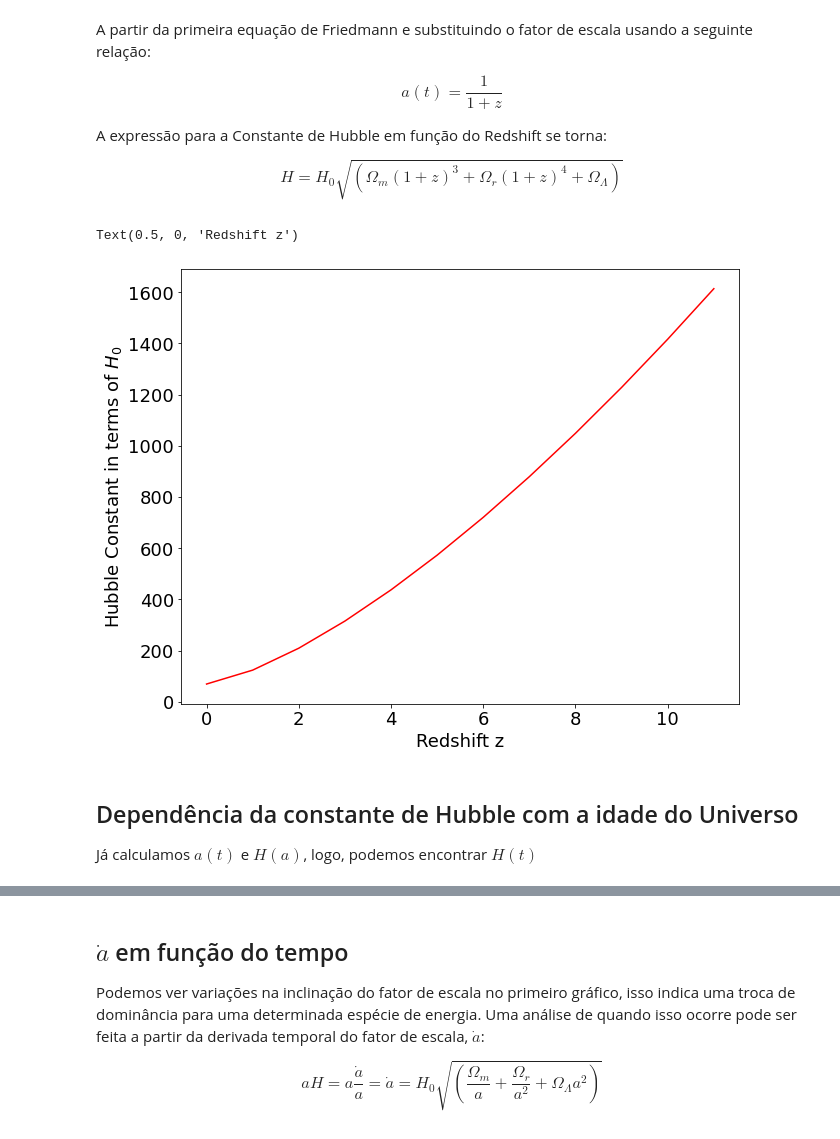
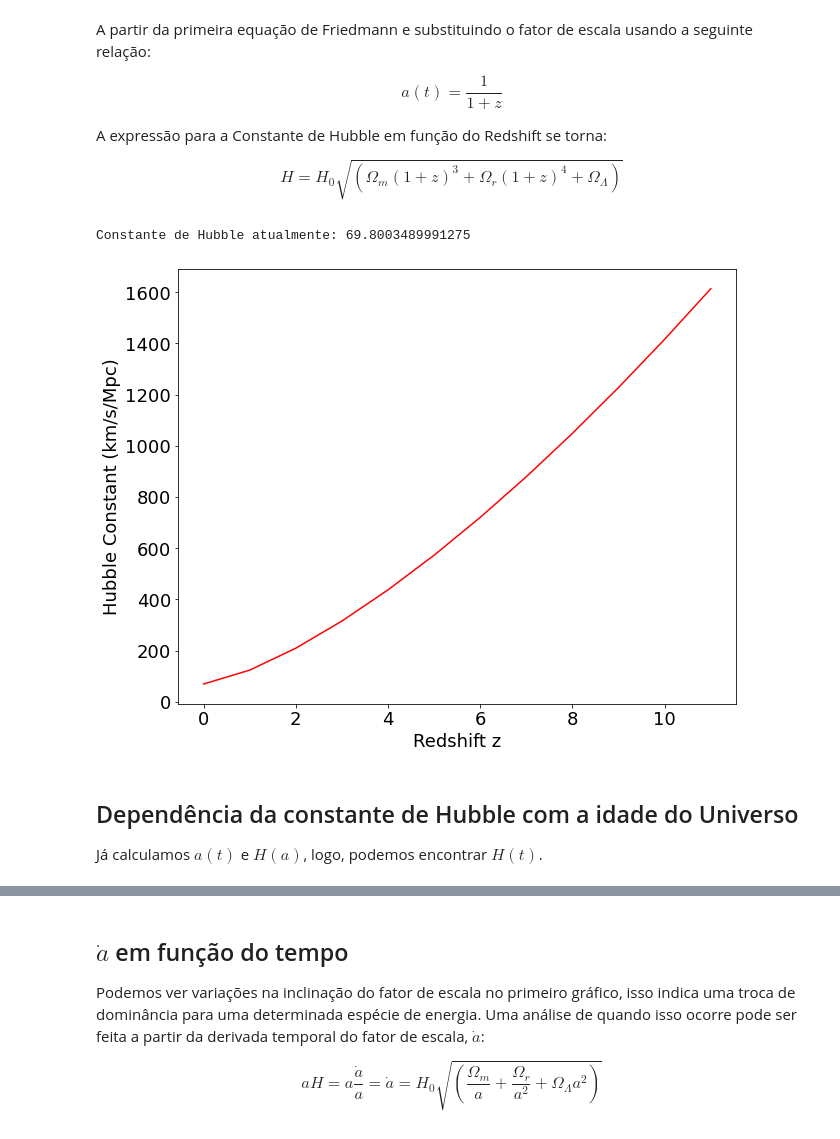
Before and after one commit to Corbanez97/Angular-correlation-CMB, a Jupyter notebook: UFE.ipynb, the cells around one changed output, grey strips where cells are left out. Drawn from its saved outputs; the diff is of its cells as text; code cells hidden in the pictures.

```diff
--- a/UFE.ipynb
+++ b/UFE.ipynb
@@ -117,25 +125,27 @@ $$ H = H_0 \sqrt{\left(\Omega_m\left(1 + z\right)^3 + \Omega_r\left(1 + z\right)
 # %%
 z = []
 Hubble = []
 
 def H_z(H_0, O_m, O_r, O_L, i):
     return (H_0)*((O_m)*((1+i)**3) + (O_r)*((1+i)**4) + (O_L))**0.5
 
 for i in range(12):
     z.append(i)
     H = H_z(H_0, Omega_m, Omega_r, Omega_L, i)
     Hubble.append(H)
 
 plt.plot(z, Hubble, 'r')
-plt.ylabel('Hubble Constant in terms of $H_0$')
+plt.ylabel('Hubble Constant (km/s/Mpc)')
 plt.xlabel('Redshift z')
+
+print('Constante de Hubble atualmente:', Hubble[0])
 # %% [output]
-Text(0.5, 0, 'Redshift z')
+Constante de Hubble atualmente: 69.8003489991275
-[figure, old version]
+[figure, new version]
 # %% [markdown]
 ## Dependência da constante de Hubble com a idade do Universo
 
-Já calculamos $a(t)$ e $H(a)$, logo, podemos encontrar $H(t)$
+Já calculamos $a(t)$ e $H(a)$, logo, podemos encontrar $H(t)$.
 # %%
 #Aqui eu tentei utilizar a função scale_factor para compor a dependência de H(a(t)), para um dado t em time, calculamos o valor de a com a scale_factor
 #e utilizamos o valor para calcular H a partir da função H_a.
```
Also changed, not shown: parts of 16 cells of this notebook.
